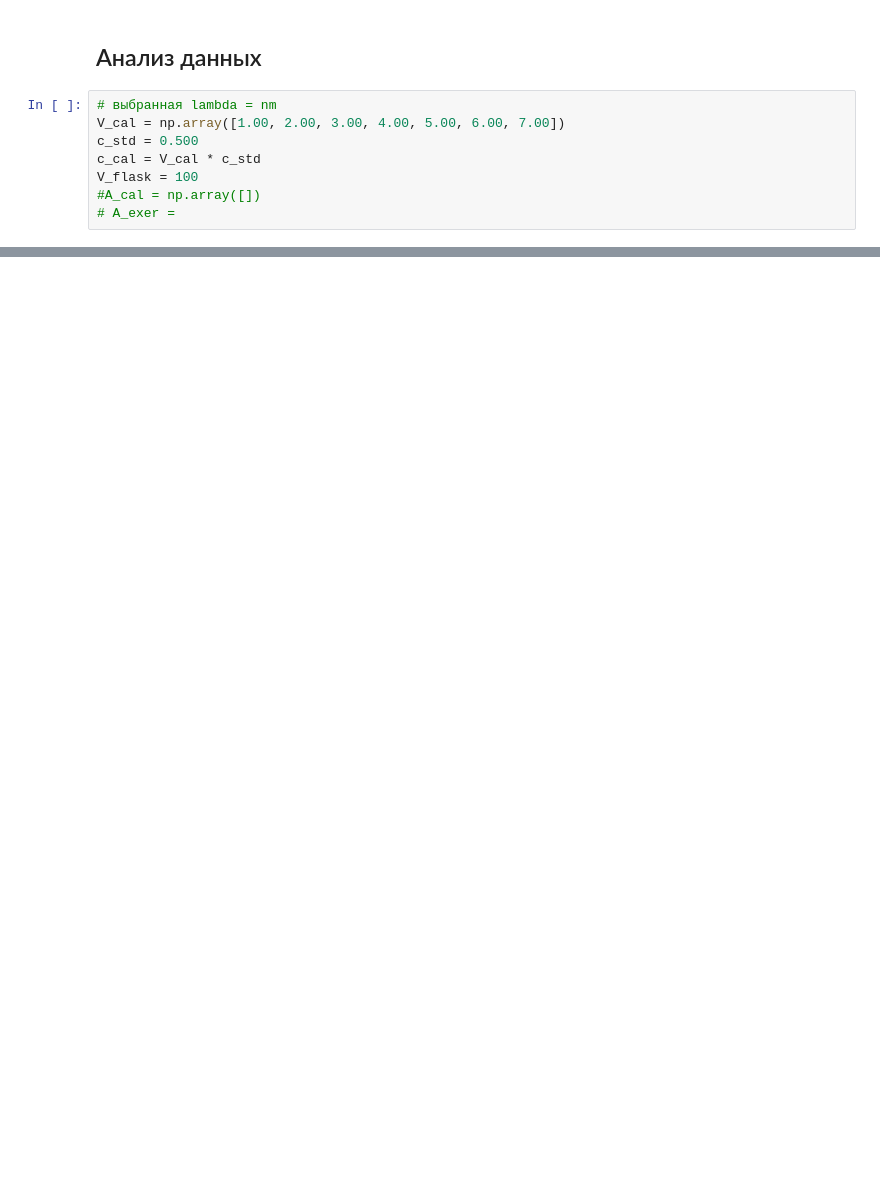
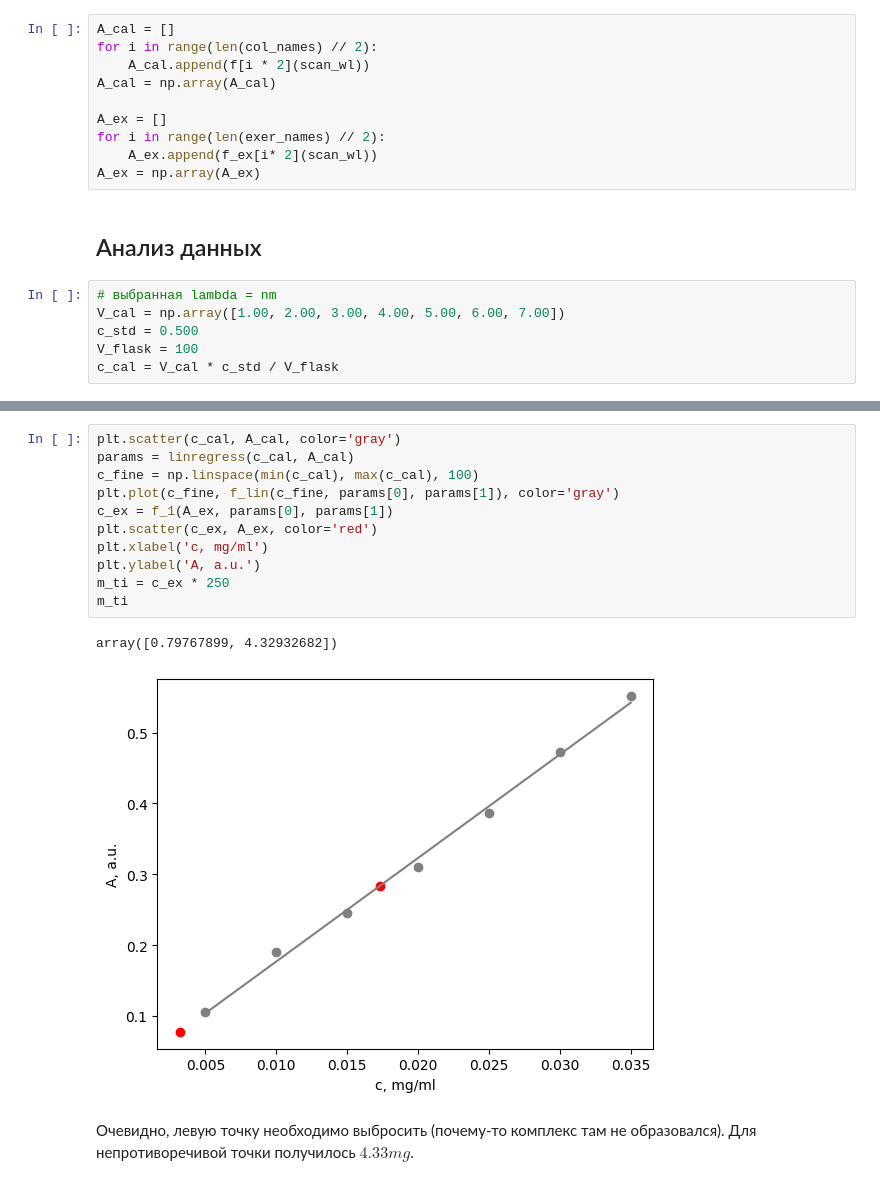
Before and after one commit to a-for-short/labs, a Jupyter notebook: optics/ti/titan.ipynb, the cells around one changed output, grey strips where cells are left out. Cells and saved outputs as stored; diff of their text form; blank space fills up the shorter version.

```diff
--- a/optics/ti/titan.ipynb
+++ b/optics/ti/titan.ipynb
@@ -132,10 +144,18 @@ mplcursors.cursor()
+# %%
+A_cal = []
+for i in range(len(col_names) // 2):
+    A_cal.append(f[i * 2](scan_wl))
+A_cal = np.array(A_cal)
+
+A_ex = []
+for i in range(len(exer_names) // 2):
+    A_ex.append(f_ex[i* 2](scan_wl))
+A_ex = np.array(A_ex)
 # %% [markdown]
 ## Анализ данных
 # %%
 # выбранная lambda = nm
 V_cal = np.array([1.00, 2.00, 3.00, 4.00, 5.00, 6.00, 7.00])
 c_std = 0.500
-c_cal = V_cal * c_std
 V_flask = 100
-#A_cal = np.array([])
-# A_exer =
+c_cal = V_cal * c_std / V_flask
@@ -145,0 +162,17 @@ NameError: name 'c_exer' is not defined
+# %%
+plt.scatter(c_cal, A_cal, color='gray')
+params = linregress(c_cal, A_cal)
+c_fine = np.linspace(min(c_cal), max(c_cal), 100)
+plt.plot(c_fine, f_lin(c_fine, params[0], params[1]), color='gray')
+c_ex = f_1(A_ex, params[0], params[1])
+plt.scatter(c_ex, A_ex, color='red')
+plt.xlabel('c, mg/ml')
+plt.ylabel('A, a.u.')
+m_ti = c_ex * 250
+m_ti
+# %% [output]
+array([0.79767899, 4.32932682])
+[figure, added]
+# %% [markdown]
+Очевидно, левую точку необходимо выбросить (почему-то комплекс там не образовался).
+Для непротиворечивой точки получилось $4.33 mg$.
```
Also changed, not shown: parts of 12 cells of this notebook, 3 other files.
